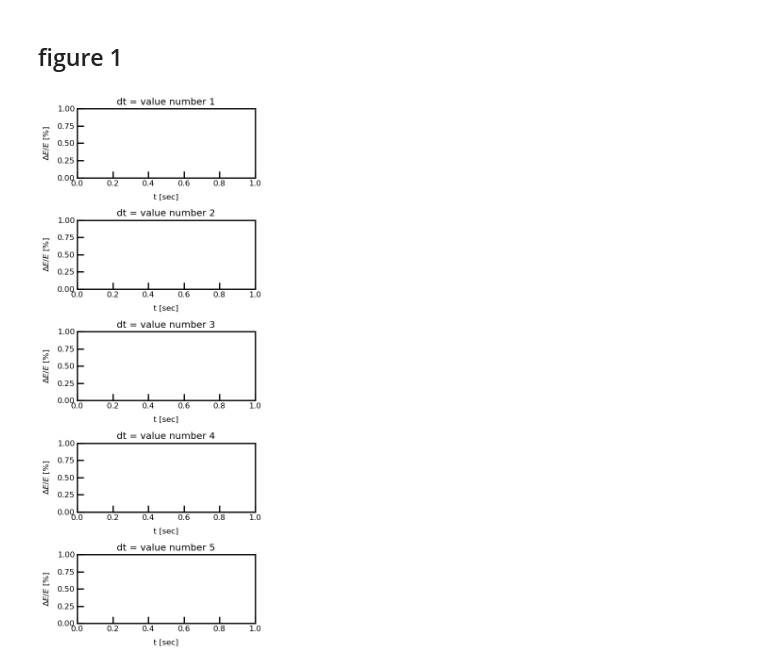
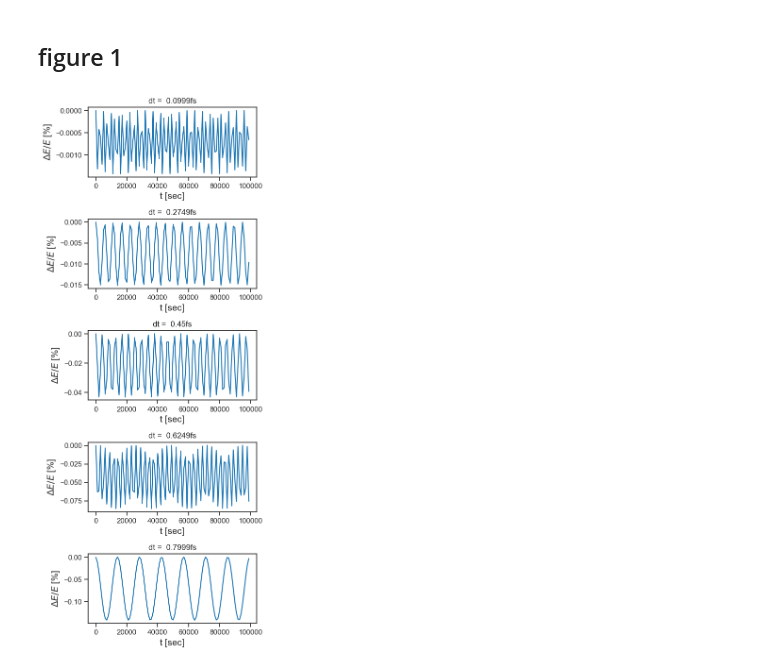
Before and after one commit to SagiMeir/Simulations4Beginners, a Jupyter notebook: getting_started.ipynb, the cells around one changed output. Drawn from its saved outputs; the diff is of its cells as text; code cells hidden in the pictures.

```diff
--- a/getting_started.ipynb
+++ b/getting_started.ipynb
@@ -16,0 +12,8 @@ plt.plot(df["step"].values,df["E"].values )
+# %%
+
+#for i in range (5):
+df = pd.read_csv("sim.log",sep='\s+')
+x = df["step"].values
+y = (df["E"].values - df["E"].values[0])/df["E"].values *100
+plt.plot(x,y,label ='dt =  '+str(8.530612244897958E-16*1E15)[:6] + "fs" )
+plt.legend()
@@ -52,13 +58,17 @@ Explain the shape of the histograms in Figures 4-5. How do you excpect them to c
 # %%
 # just an example, you can do somthing else
 fig, ax = plt.subplots(5,1,figsize=(5,12))
-for i in range(5):
-    ###########################################################
-    #### enter your code for uploading your simulation data ###
-    ###########################################################
-    ax[i].set_title('dt = value number '+str(i+1))
+for i,dt in enumerate(np.linspace(0.1E-15, 0.8E-15, 5)):
+
+    df = pd.read_csv("sim"+str(i)+".log",sep='\s+')
+    x = df["step"].values
+    y = (df["E"].values - df["E"].values[0])/df["E"].values[0] *100
+    ax[i].plot(x,y,label=str(i))
+    # plt.legend()
+
+    ax[i].set_title('dt =  '+str(dt*1E15)[:6] + "fs")
     ax[i].set_xlabel('t [sec]')
     ax[i].set_ylabel(r'$\Delta E/E$ [%]')
 plt.tight_layout()
 # %% [output]
-[figure, old version]
+[figure, new version]
```
Also changed, not shown: parts of 7 cells of this notebook, 2 other files.
